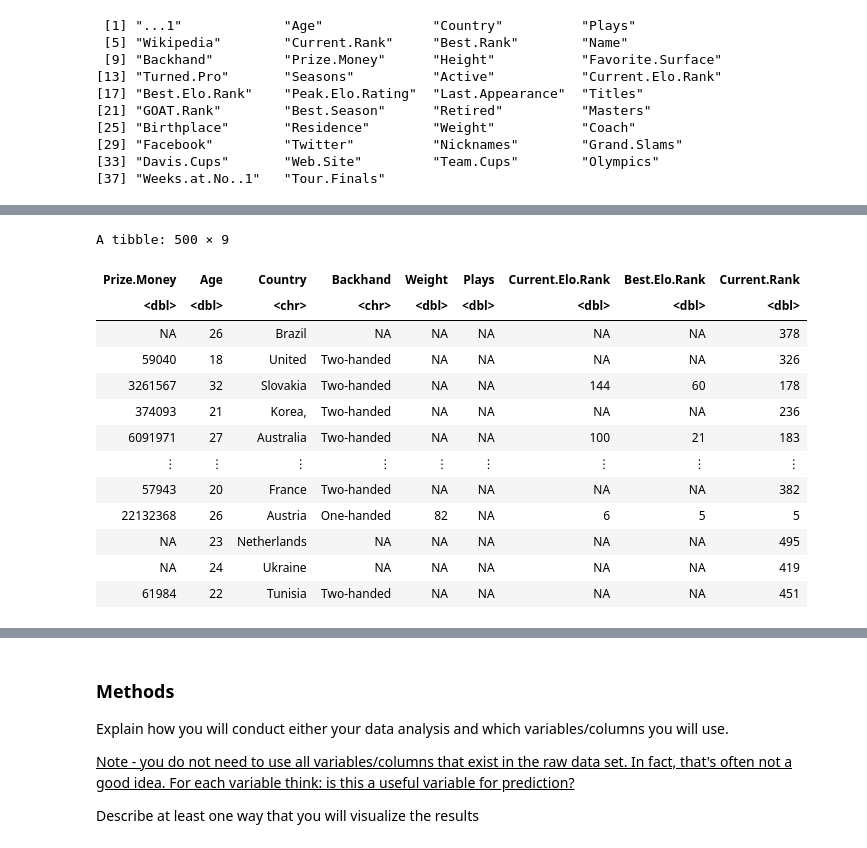
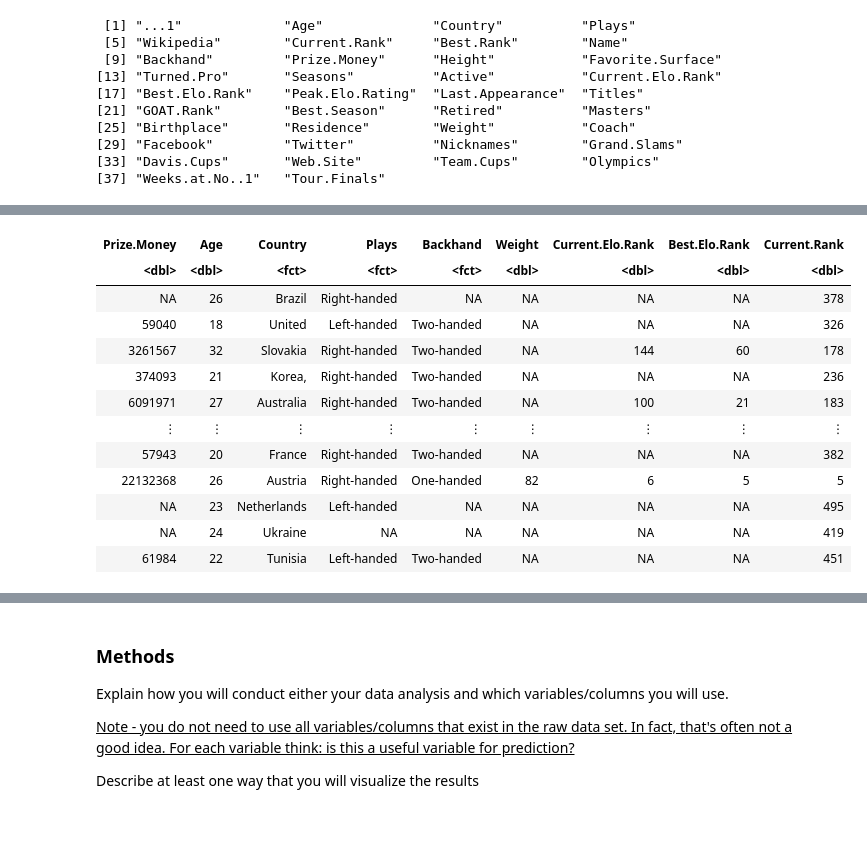
Before and after one commit to tarauboviccc/DSCI100_105_group_project, a Jupyter notebook: group_project_proposal.ipynb, the cells around one changed output, grey strips where cells are left out. Drawn from its saved outputs; the diff is of its cells as text; code cells hidden in the pictures.

```diff
--- a/group_project_proposal.ipynb
+++ b/group_project_proposal.ipynb
@@ -75,12 +75,13 @@ colnames(tennis_stats_data)
 [37] "Weeks.at.No..1"   "Tour.Finals"
 # %%
 
-cleaned_data <- tennis_stats_data |>
-                select(Prize.Money, Age, Country, Backhand, Weight, Current.Elo.Rank, Best.Elo.Rank, Current.Rank)|>
+tennis_cleaned_data <- tennis_stats_data |>
+                select(Prize.Money, Age, Country, Plays, Backhand, Weight, Current.Elo.Rank, Best.Elo.Rank, Current.Rank)|>
                 mutate(across(Prize.Money: Current.Rank, function(col) {str_extract(col, "^[^ ]+")}))|> #remove any special character and adjust the cellk
                 mutate(Prize.Money = as.numeric(gsub("[^0-9.]+", "", Prize.Money)))|> #changing the prize money into number by removing special characters
                 mutate(Age = as.numeric(Age))|>
-                mutate(across(Weight:Current.Rank, as.numeric))  # convert chr to dbl for the rest of the columes
+                mutate(across(Weight:Current.Rank, as.numeric))|>  # convert chr to dbl for the rest of the columes
+                mutate(across(Country:Backhand, as.factor))
 
-cleaned_data
+tennis_cleaned_data
 # %% [output]
@@ -89,14 +89,13 @@ Warning message in mask$eval_all_mutate(quo):
-A tibble: 500 × 9
-| Prize.Money | Age | Country | Backhand | Weight | Plays | Current.Elo.Rank | Best.Elo.Rank | Current.Rank |
-| <dbl> | <dbl> | <chr> | <chr> | <dbl> | <dbl> | <dbl> | <dbl> | <dbl> |
-| NA | 26 | Brazil | NA | NA | NA | NA | NA | 378 |
-| 59040 | 18 | United | Two-handed | NA | NA | NA | NA | 326 |
-| 3261567 | 32 | Slovakia | Two-handed | NA | NA | 144 | 60 | 178 |
-| 374093 | 21 | Korea, | Two-handed | NA | NA | NA | NA | 236 |
-| 6091971 | 27 | Australia | Two-handed | NA | NA | 100 | 21 | 183 |
+| Prize.Money | Age | Country | Plays | Backhand | Weight | Current.Elo.Rank | Best.Elo.Rank | Current.Rank |
+| <dbl> | <dbl> | <fct> | <fct> | <fct> | <dbl> | <dbl> | <dbl> | <dbl> |
+| NA | 26 | Brazil | Right-handed | NA | NA | NA | NA | 378 |
+| 59040 | 18 | United | Left-handed | Two-handed | NA | NA | NA | 326 |
+| 3261567 | 32 | Slovakia | Right-handed | Two-handed | NA | 144 | 60 | 178 |
+| 374093 | 21 | Korea, | Right-handed | Two-handed | NA | NA | NA | 236 |
+| 6091971 | 27 | Australia | Right-handed | Two-handed | NA | 100 | 21 | 183 |
 | ⋮ | ⋮ | ⋮ | ⋮ | ⋮ | ⋮ | ⋮ | ⋮ | ⋮ |
-| 57943 | 20 | France | Two-handed | NA | NA | NA | NA | 382 |
-| 22132368 | 26 | Austria | One-handed | 82 | NA | 6 | 5 | 5 |
-| NA | 23 | Netherlands | NA | NA | NA | NA | NA | 495 |
+| 57943 | 20 | France | Right-handed | Two-handed | NA | NA | NA | 382 |
+| 22132368 | 26 | Austria | Right-handed | One-handed | 82 | 6 | 5 | 5 |
+| NA | 23 | Netherlands | Left-handed | NA | NA | NA | NA | 495 |
 | NA | 24 | Ukraine | NA | NA | NA | NA | NA | 419 |
-| 61984 | 22 | Tunisia | Two-handed | NA | NA | NA | NA | 451 |
+| 61984 | 22 | Tunisia | Left-handed | Two-handed | NA | NA | NA | 451 |
```
Also changed, not shown: parts of 2 cells of this notebook.
